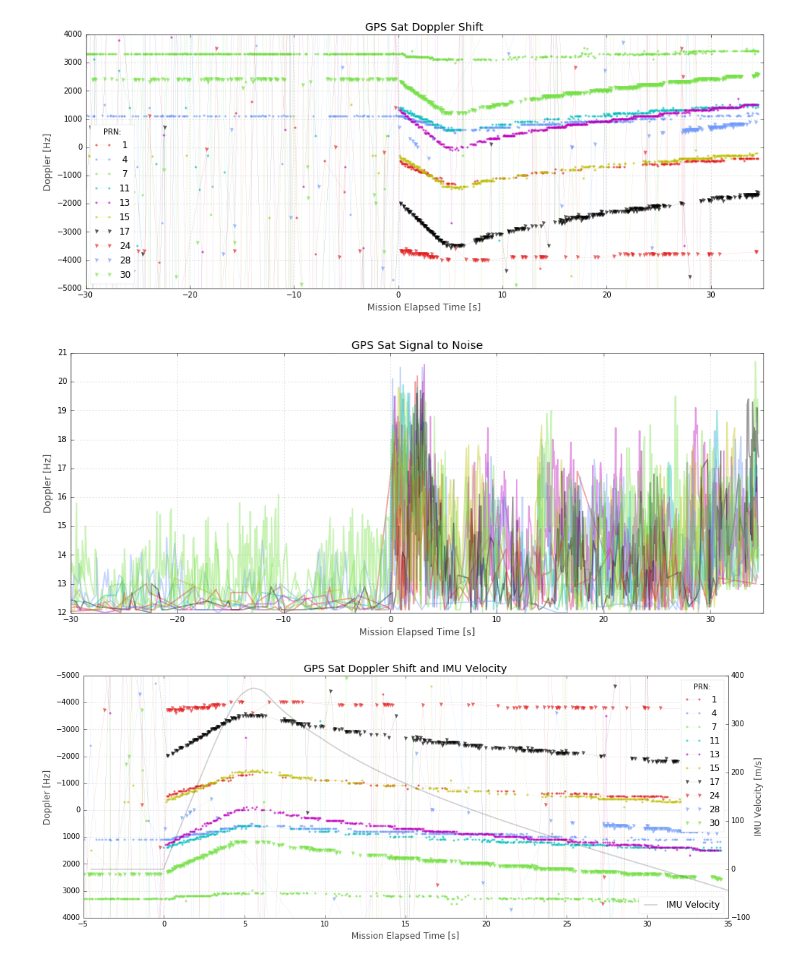
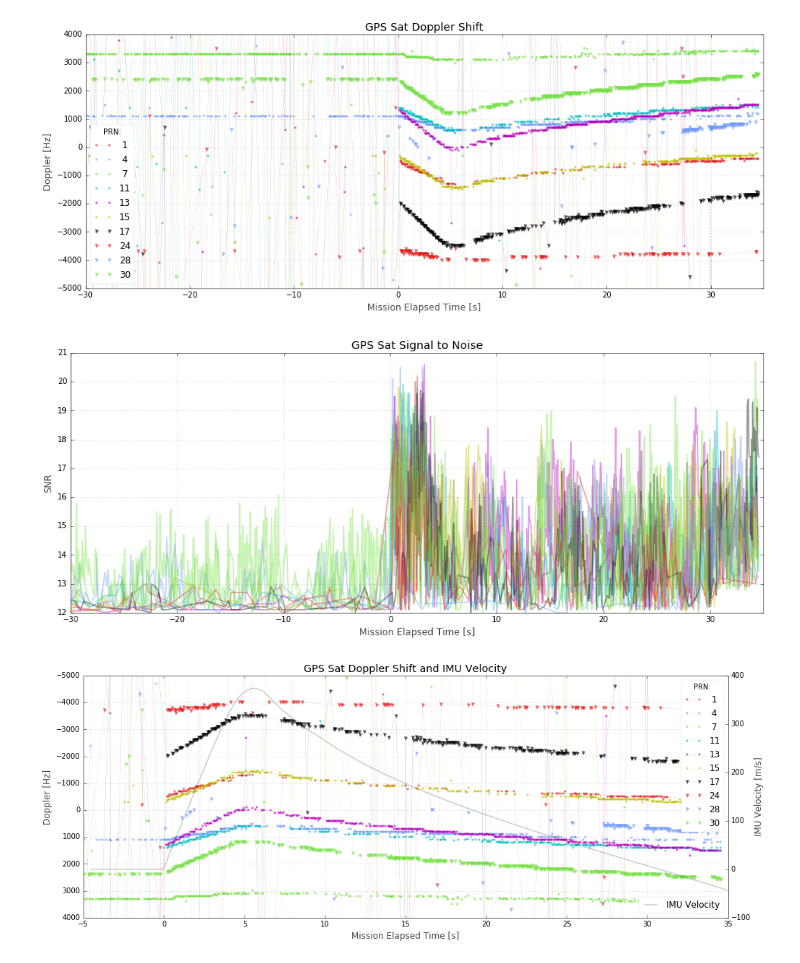
Before and after one commit to psas/Launch-12, a Jupyter notebook: data/GPS/first-look.ipynb, the cells around one changed output. Saved outputs shown, nothing was run; the diff lists cells and outputs as text; code cells hidden in the pictures.

Commit message:
GPS: Fix yaxis label on SNR chart in first-look

```diff
--- a/data/GPS/first-look.ipynb
+++ b/data/GPS/first-look.ipynb
@@ -86,25 +86,25 @@ plt.show()
 # %%
 fig, ax1 = plt.subplots(figsize=(16,6))
 plt.title(r"GPS Sat Signal to Noise")
 plt.xlabel(r"Mission Elapsed Time [s]")
-plt.ylabel(r"Doppler [Hz]")
+plt.ylabel(r"SNR")
 
 for sat in sorted(sats):
     cor = sats[sat]
     times = []
     snrs = []
     for i, s in enumerate(cor['snr']):
         if s != 0:
             times.append(time[i])
             snrs.append(s)
     ax1.plot(times, snrs, '-', alpha=0.4, label=sat)
 
 ax1.set_xlim([-30,35])
 #ax1.set_ylim([-6000, 6000])
 #ax1.legend(loc=2)
 plt.show()
 # %% [output]
-[figure, old version]
+[figure, new version]
 # %%
 from numpy import loadtxt, array, subtract, divide, multiply
 
```
